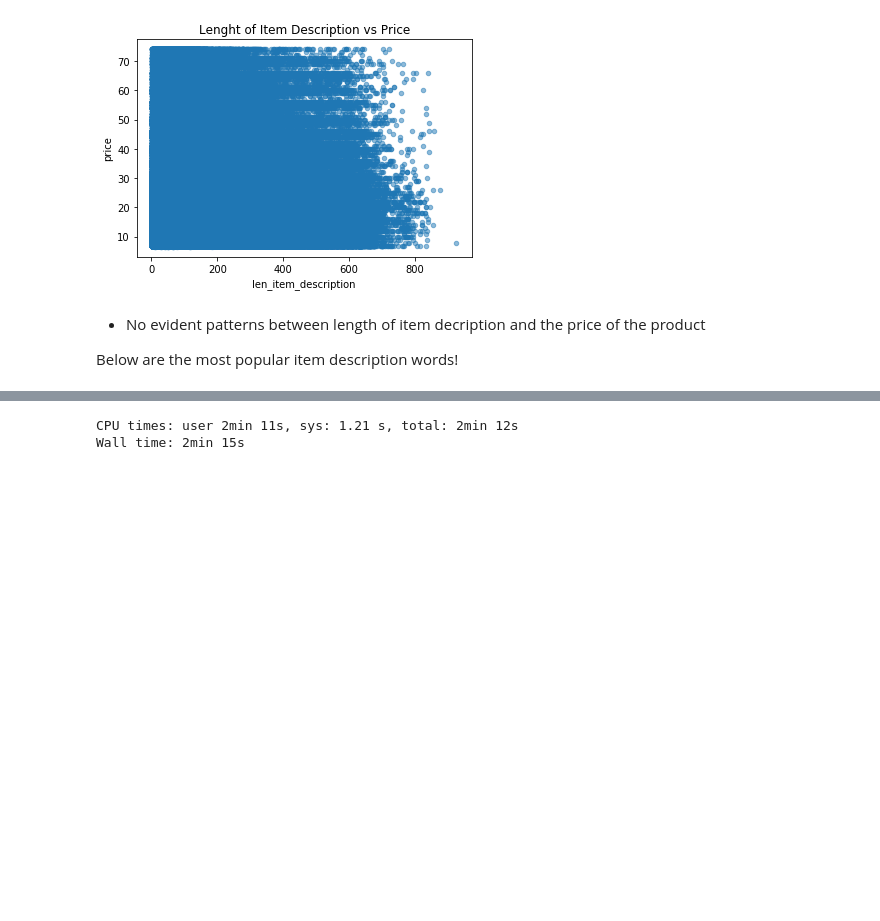
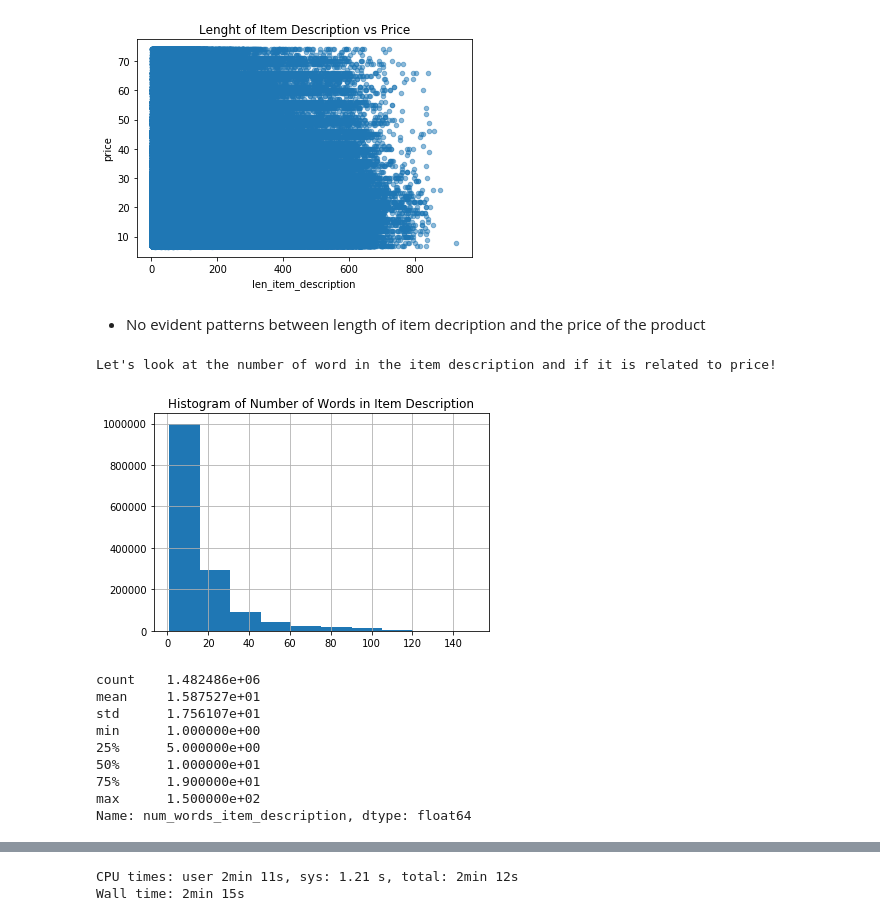
Before and after one commit to j2colaco/mercari_price_suggestion, a Jupyter notebook: eda_2019-05-29.ipynb, the cells around one changed output, grey strips where cells are left out. Cells and saved outputs as stored; diff of their text form; code cells hidden in the pictures; blank space fills up the shorter version.

```diff
--- a/eda_2019-05-29.ipynb
+++ b/eda_2019-05-29.ipynb
@@ -332,5 +353,23 @@ See the caveats in the documentation: http://pandas.pydata.org/pandas-docs/stabl
 [figure]
 # %% [markdown]
 - No evident patterns between length of item decription and the price of the product
-
-Below are the most popular item description words!
+# %%
+print("Let's look at the number of word in the item description and if it is related to price!")
+clean_data['num_words_item_description'] = clean_data['stemmed_item_description'].apply(lambda x: len(x.split()))
+clean_data['num_words_item_description'].hist()
+plt.title('Histogram of Number of Words in Item Description')
+plt.show()
+
+clean_data['num_words_item_description'].describe()
+# %% [output]
+Let's look at the number of word in the item description and if it is related to price!
+[figure, added]
+count    1.482486e+06
+mean     1.587527e+01
+std      1.756107e+01
+min      1.000000e+00
+25%      5.000000e+00
+50%      1.000000e+01
+75%      1.900000e+01
+max      1.500000e+02
+Name: num_words_item_description, dtype: float64
```
Also changed, not shown: parts of 5 cells of this notebook, 2 other files.
